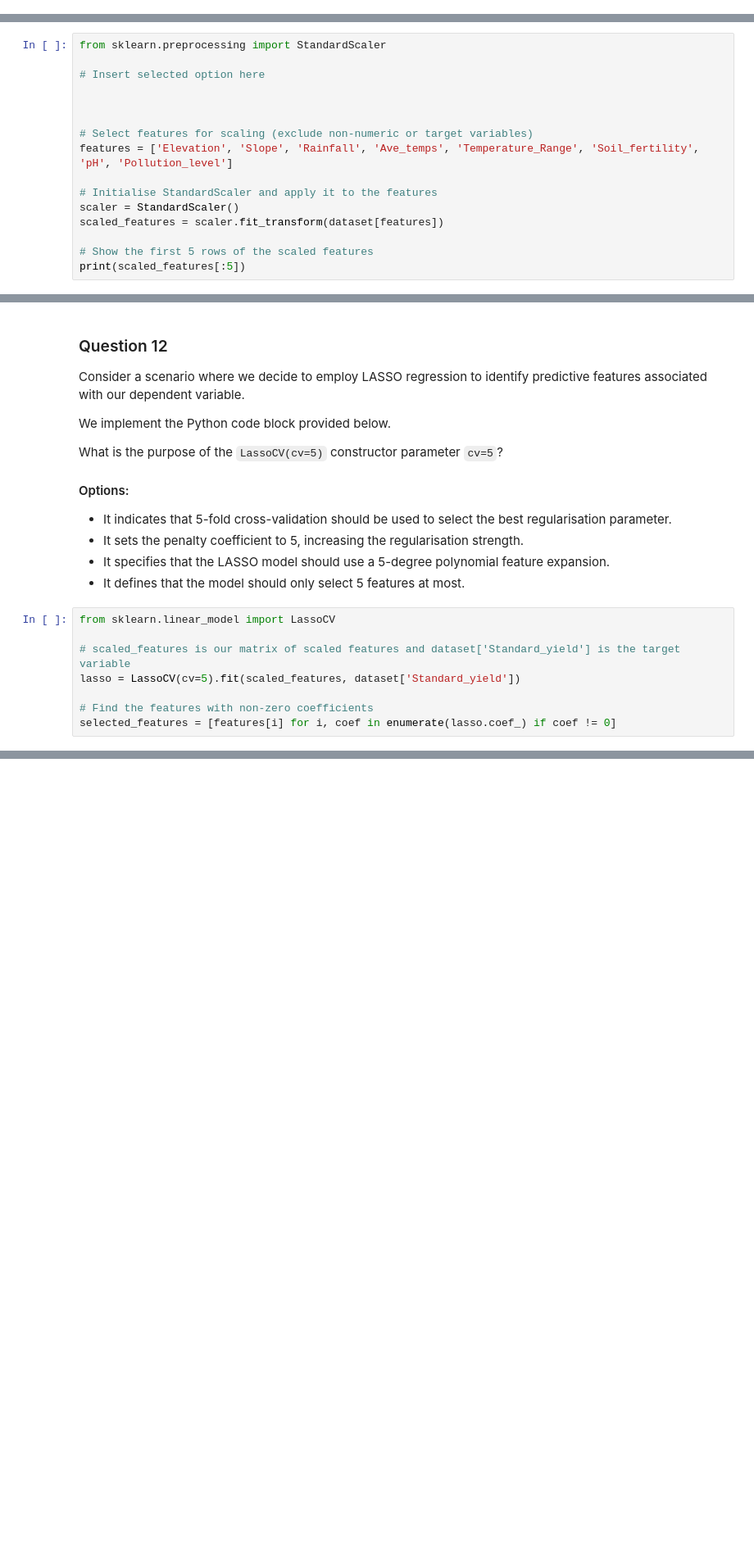
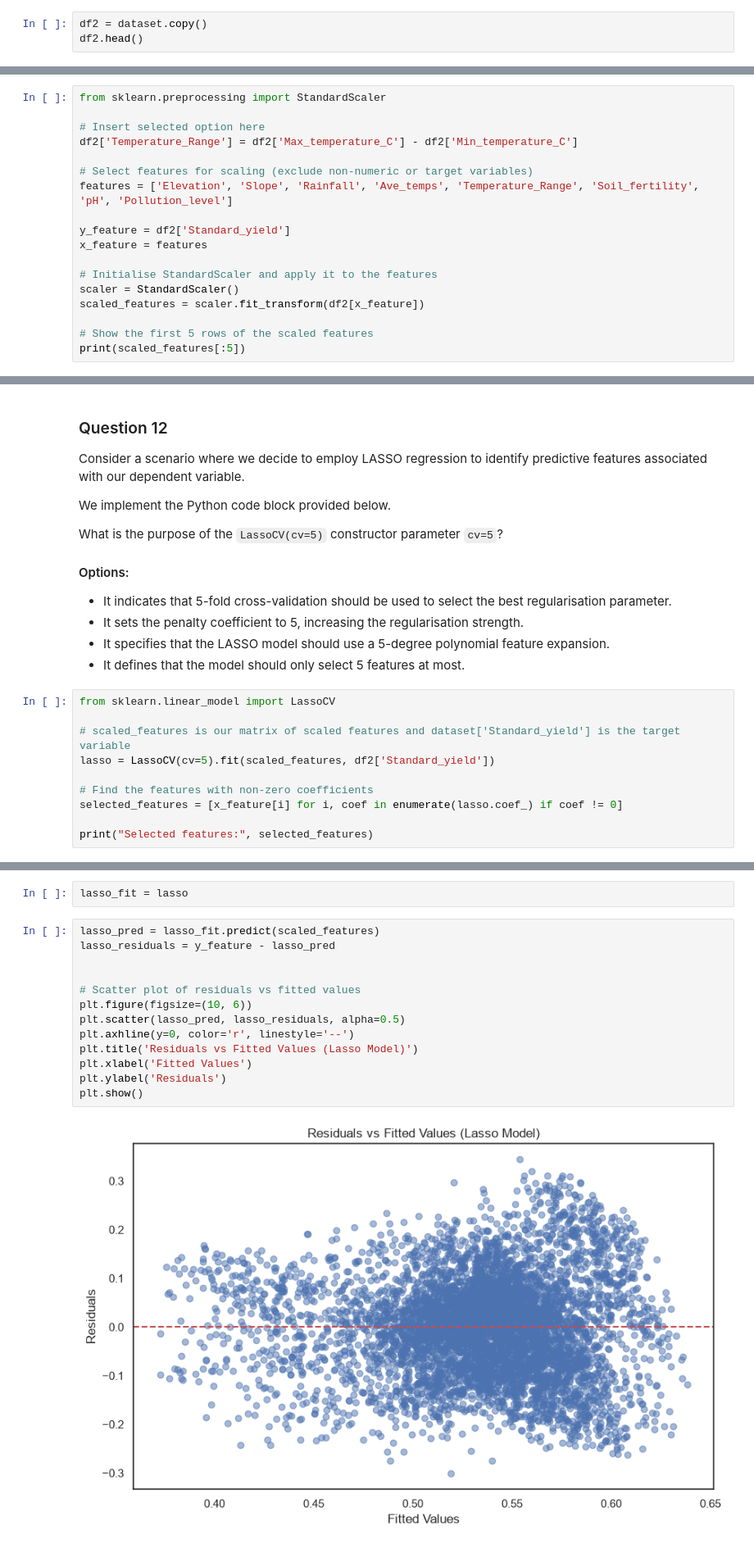
Before and after one commit to ndegwaanth/alX-datascience, a Jupyter notebook: machine_learning/notebooks/week5/Linear_regression_MCQ_student_version.ipynb, the cells around one changed output, grey strips where cells are left out. Shown at 82% size. Cells and saved outputs as stored; diff of their text form; blank space fills up the shorter version.

```diff
--- a/machine_learning/notebooks/week5/Linear_regression_MCQ_student_version.ipynb
+++ b/machine_learning/notebooks/week5/Linear_regression_MCQ_student_version.ipynb
@@ -959,3 +1001,6 @@ Given the code block below, which option correctly completes the feature enginee
 * `dataset['Temperature_Range'] = dataset['Max_temperature_C'] - dataset['Min_temperature_C']`
 * `dataset = dataset.assign(Temperature_Range = dataset['Max_temperature'] - dataset['Min_temperature'])`
 * `dataset[['Temperature_Range']] = dataset[['Max_temperature_C']] - dataset[['Min_temperature_C']]`
+# %%
+df2 = dataset.copy()
+df2.head()
@@ -963,15 +1023,17 @@ Given the code block below, which option correctly completes the feature enginee
 from sklearn.preprocessing import StandardScaler
 
 # Insert selected option here
-
-
+df2['Temperature_Range'] = df2['Max_temperature_C'] - df2['Min_temperature_C']
 
 # Select features for scaling (exclude non-numeric or target variables)
 features = ['Elevation', 'Slope', 'Rainfall', 'Ave_temps', 'Temperature_Range', 'Soil_fertility', 'pH', 'Pollution_level']
 
+y_feature = df2['Standard_yield']
+x_feature = features
+
 # Initialise StandardScaler and apply it to the features
 scaler = StandardScaler()
-scaled_features = scaler.fit_transform(dataset[features])
+scaled_features = scaler.fit_transform(df2[x_feature])
 
 # Show the first 5 rows of the scaled features
 print(scaled_features[:5])
@@ -997,7 +1072,9 @@ What is the purpose of the `LassoCV(cv=5)` constructor parameter `cv=5`?
 from sklearn.linear_model import LassoCV
 
 # scaled_features is our matrix of scaled features and dataset['Standard_yield'] is the target variable
-lasso = LassoCV(cv=5).fit(scaled_features, dataset['Standard_yield'])
+lasso = LassoCV(cv=5).fit(scaled_features, df2['Standard_yield'])
 
 # Find the features with non-zero coefficients
-selected_features = [features[i] for i, coef in enumerate(lasso.coef_) if coef != 0]
+selected_features = [x_feature[i] for i, coef in enumerate(lasso.coef_) if coef != 0]
+
+print("Selected features:", selected_features)
@@ -1003,0 +1083,17 @@ selected_features = [features[i] for i, coef in enumerate(lasso.coef_) if coef !
+# %%
+lasso_fit = lasso
+# %%
+lasso_pred = lasso_fit.predict(scaled_features)
+lasso_residuals = y_feature - lasso_pred
+
+
+# Scatter plot of residuals vs fitted values
+plt.figure(figsize=(10, 6))
+plt.scatter(lasso_pred, lasso_residuals, alpha=0.5)
+plt.axhline(y=0, color='r', linestyle='--')
+plt.title('Residuals vs Fitted Values (Lasso Model)')
+plt.xlabel('Fitted Values')
+plt.ylabel('Residuals')
+plt.show()
+# %% [output]
+[figure, added]
```
Also changed, not shown: parts of 75 cells of this notebook.
